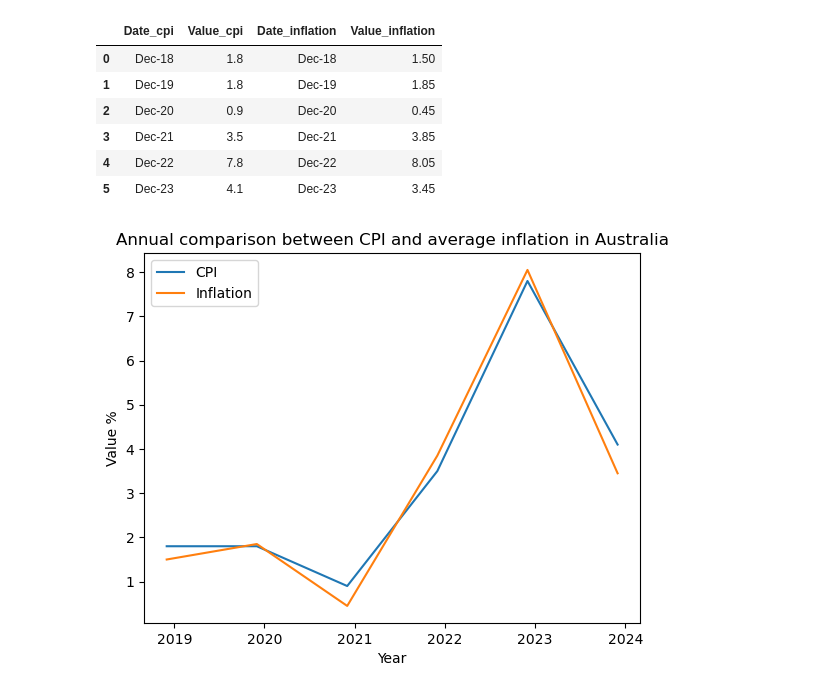
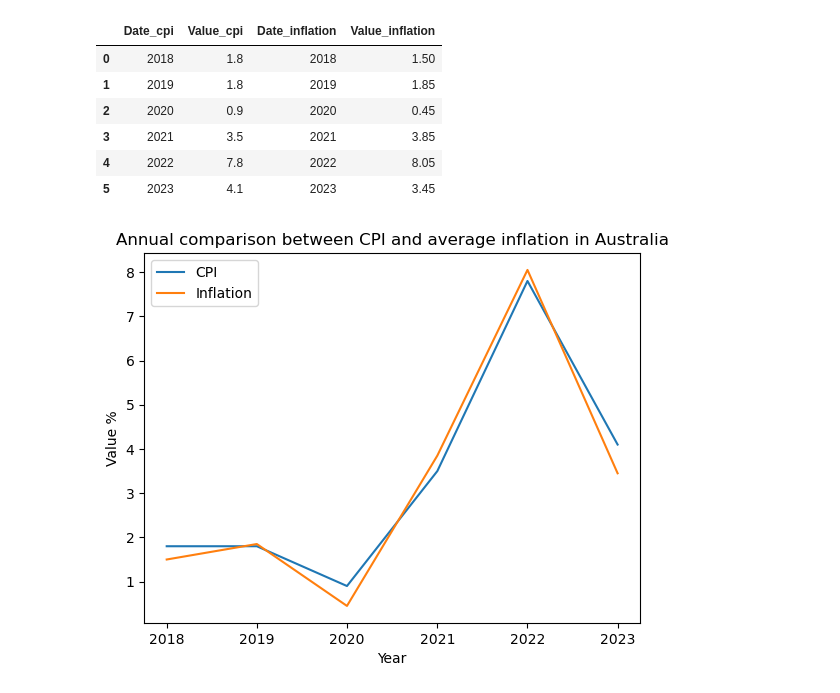
Before and after one commit to LachlanPotter33/project-1, a Jupyter notebook: Resources/Inflation/CPI-Inflation.ipynb, the cells around one changed output. Saved outputs shown, nothing was run; the diff lists cells and outputs as text; code cells hidden in the pictures.

```diff
--- a/Resources/Inflation/CPI-Inflation.ipynb
+++ b/Resources/Inflation/CPI-Inflation.ipynb
@@ -30,6 +30,6 @@ inflation_df.head()
 # %%
-cpi_data = {'Date_cpi': ['Dec-18', 'Dec-19', 'Dec-20', 'Dec-21', 'Dec-22', 'Dec-23'], 'Value_cpi': [1.8, 1.8, 0.9, 3.5, 7.8, 4.1]}
-inflation_data = {'Date_inflation': ['Dec-18', 'Dec-19', 'Dec-20', 'Dec-21', 'Dec-22', 'Dec-23'], 'Value_inflation': [1.5, 1.85, 0.45, 3.85, 8.05, 3.45]}
+cpi_data = {'Date_cpi': ['2018', '2019', '2020', '2021', '2022', '2023'], 'Value_cpi': [1.8, 1.8, 0.9, 3.5, 7.8, 4.1]}
+inflation_data = {'Date_inflation': ['2018', '2019', '2020', '2021', '2022', '2023'], 'Value_inflation': [1.5, 1.85, 0.45, 3.85, 8.05, 3.45]}
 
 
 cpi_df = pd.DataFrame(cpi_data)
@@ -41,23 +41,23 @@ data_df = pd.merge(cpi_df, inflation_df, left_on='Date_cpi', right_on='Date_infl
 data_df
 # %% [output]
 |  | Date_cpi | Value_cpi | Date_inflation | Value_inflation |
-| 0 | Dec-18 | 1.8 | Dec-18 | 1.50 |
-| 1 | Dec-19 | 1.8 | Dec-19 | 1.85 |
-| 2 | Dec-20 | 0.9 | Dec-20 | 0.45 |
-| 3 | Dec-21 | 3.5 | Dec-21 | 3.85 |
-| 4 | Dec-22 | 7.8 | Dec-22 | 8.05 |
-| 5 | Dec-23 | 4.1 | Dec-23 | 3.45 |
+| 0 | 2018 | 1.8 | 2018 | 1.50 |
+| 1 | 2019 | 1.8 | 2019 | 1.85 |
+| 2 | 2020 | 0.9 | 2020 | 0.45 |
+| 3 | 2021 | 3.5 | 2021 | 3.85 |
+| 4 | 2022 | 7.8 | 2022 | 8.05 |
+| 5 | 2023 | 4.1 | 2023 | 3.45 |
 # %%
-data_df['Date_cpi'] = pd.to_datetime(data_df['Date_cpi'], format='%b-%y')
+data_df['Date_cpi'] = pd.to_datetime(data_df['Date_cpi'])
 
 data_df = data_df.sort_values('Date_cpi')
 
 plt.plot(data_df['Date_cpi'], data_df['Value_cpi'], label='CPI')
 plt.plot(data_df['Date_cpi'], data_df['Value_inflation'], label='Inflation')
 plt.xlabel('Year')
 plt.ylabel('Value %')
 plt.title('Annual comparison between CPI and average inflation in Australia')
 plt.legend()
 plt.show()
 # %% [output]
-[figure, old version]
+[figure, new version]
```
Also changed, not shown: parts of 3 cells of this notebook, 2 other files.
